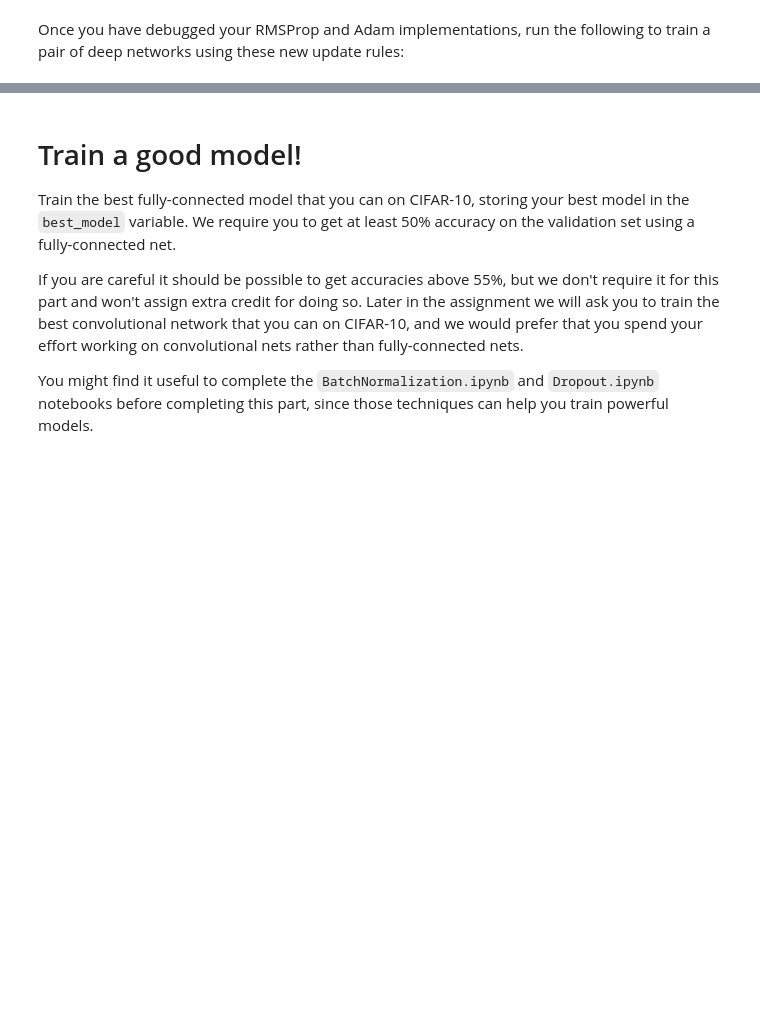
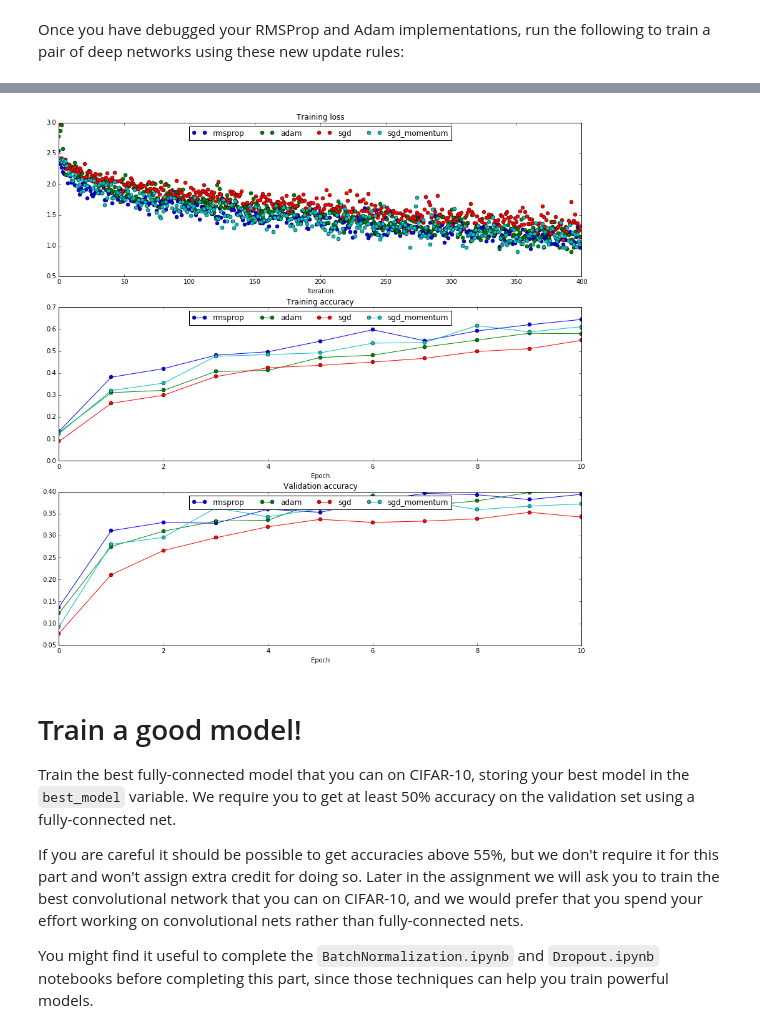
Before and after one commit to mnvl/cs231n, a Jupyter notebook: assignment2/FullyConnectedNets.ipynb, the cells around one changed output, grey strips where cells are left out. Cells and saved outputs as stored; diff of their text form; code cells hidden in the pictures; blank space fills up the shorter version.

```diff
--- a/assignment2/FullyConnectedNets.ipynb
+++ b/assignment2/FullyConnectedNets.ipynb
@@ -671,7 +703,7 @@ for update_rule in ['adam', 'rmsprop']:
   model = FullyConnectedNet([100, 100, 100, 100, 100], weight_scale=5e-2)
 
   solver = Solver(model, small_data,
-                  num_epochs=5, batch_size=100,
+                  num_epochs=10, batch_size=100,
                   update_rule=update_rule,
                   optim_config={
                     'learning_rate': learning_rates[update_rule]
@@ -708,3 +740,4 @@ for i in [1, 2, 3]:
   plt.legend(loc='upper center', ncol=4)
 plt.gcf().set_size_inches(15, 15)
 plt.show()
+# %% [output]
@@ -711,3 +761,4 @@ plt.show()
+[figure, added]
 # %% [markdown]
 # Train a good model!
 Train the best fully-connected model that you can on CIFAR-10, storing your best model in the `best_model` variable. We require you to get at least 50% accuracy on the validation set using a fully-connected net.
```
Also changed, not shown: parts of 9 cells of this notebook, 1 other file.
